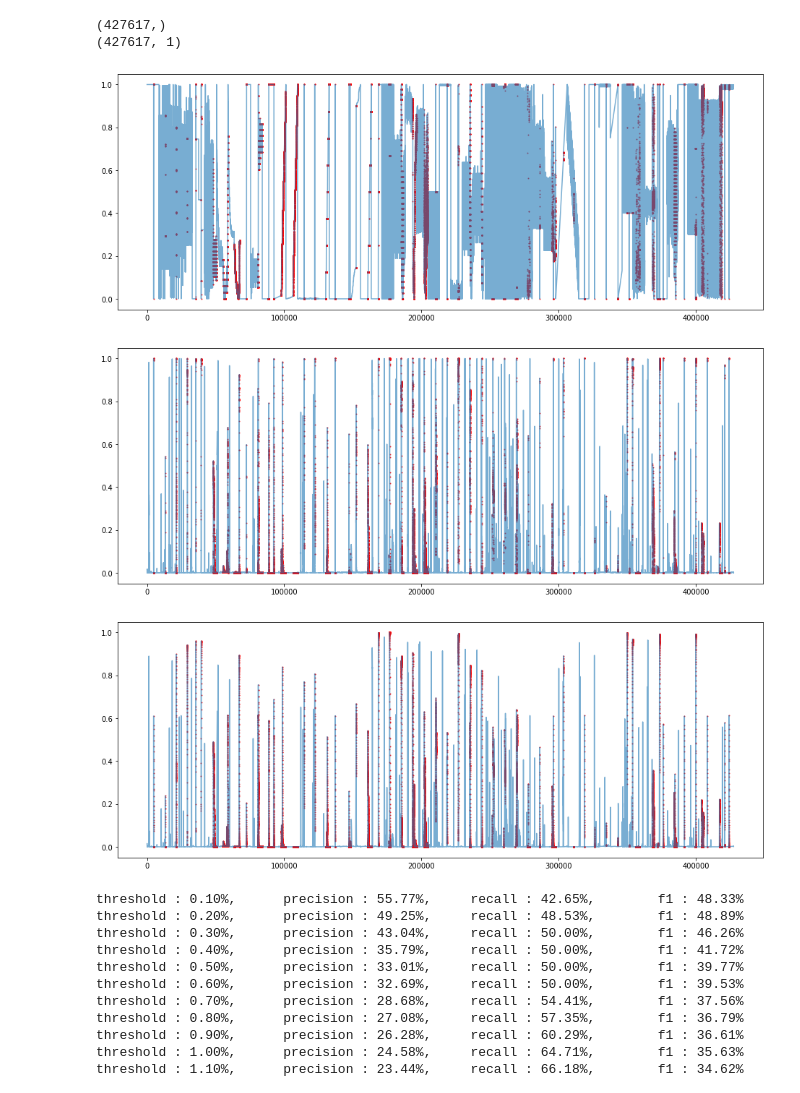
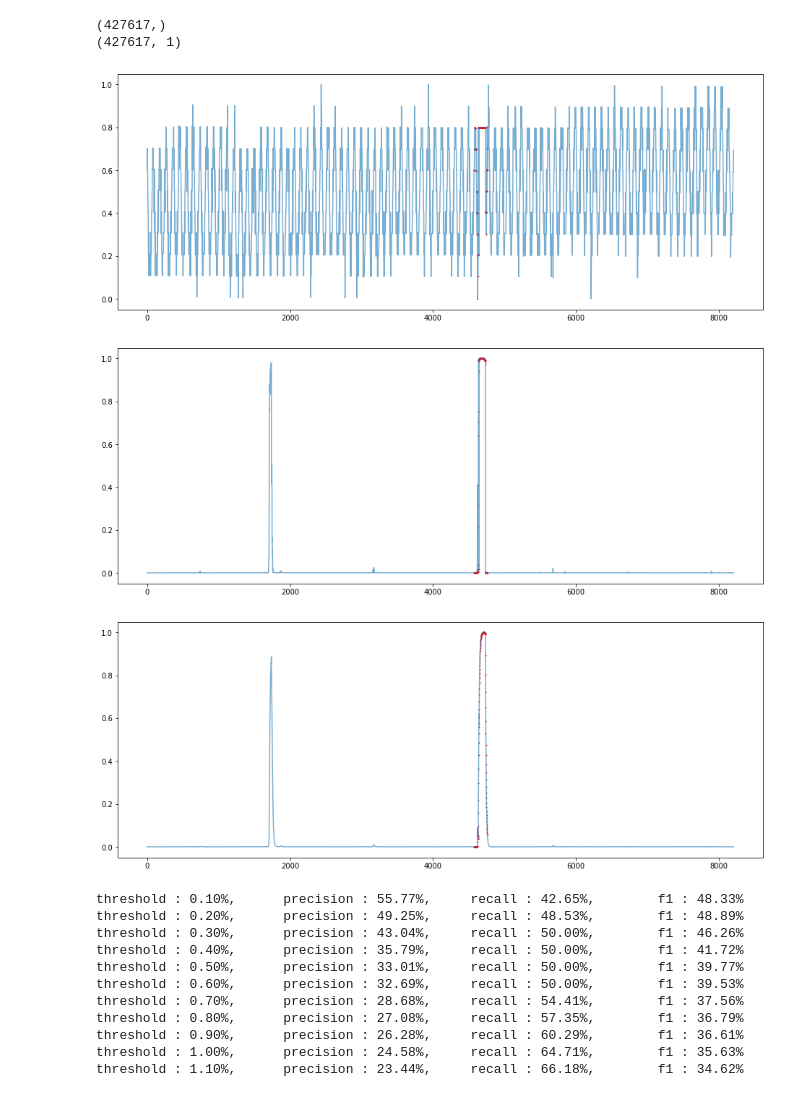
Before and after one commit to Jhryu30/AnomalyBERT, a Jupyter notebook: evaluate.ipynb, the cells around one changed output. Cells and saved outputs as stored; diff of their text form; code cells hidden in the pictures.

```diff
--- a/evaluate.ipynb
+++ b/evaluate.ipynb
@@ -17,8 +17,8 @@ test_label = np.load(config.TEST_LABEL[dataset])
 with open('data/'+dataset+'_test_channel.json', 'r') as f:
     test_divisions = json.load(f)
 # %%
-output_values = np.load('logs/221203154202/state_dict_results.npy')
-# output_values = np.load('logs/221203154202/state_dict_step_90000_results.npy')
+# output_values = np.load('logs/221222044254_SMAP/state_dict_results.npy')
+output_values = np.load('logs/221222044254_SMAP/state/state_dict_step_130000_results.npy')
 # %%
 print(test_label.shape)
 print(output_values.shape)
@@ -35,35 +35,35 @@ def ewma(series, weighting_factor=0.9):
 # %%
 smoothed_values = ewma(output_values[:, 0], 0.9)
 # %%
-index = (0, 427617)# test_divisions[5]  # (30000, 40000)
+index = test_divisions[2]  # (30000, 40000)
 label = test_label[index[0]:index[1]]
 
 plt.figure(figsize=(16, 6))
 plt.plot(test_data[index[0]:index[1], 0], alpha=0.6)
 plt.scatter(np.arange(index[1]-index[0])[label], test_data[index[0]:index[1]][label, 0],
             c='r', s=1, alpha=0.8)
 plt.show()
 
 # for i in range(25):
 #     plt.figure(figsize=(16, 2))
 #     plt.plot(test_data[index[0]:index[1], i], alpha=0.6)
 #     plt.show()
 
 plt.figure(figsize=(16, 6))
 plt.plot(output_values[index[0]:index[1], 0], alpha=0.6)
 plt.scatter(np.arange(index[1]-index[0])[label], output_values[index[0]:index[1]][label, 0],
             c='r', s=1, alpha=0.8)
 plt.show()
 
 plt.figure(figsize=(16, 6))
 plt.plot(smoothed_values[index[0]:index[1]], alpha=0.6)
 plt.scatter(np.arange(index[1]-index[0])[label], smoothed_values[index[0]:index[1]][label],
             c='r', s=1, alpha=0.8)
 plt.show()
 # %% [output]
-[figure, old version]
+[figure, new version]
-[figure, old version]
+[figure, new version]
-[figure, old version]
+[figure, new version]
 # %%
 # Simple evaluation function
 def evaluate(gt, pred, rates):
```
Also changed, not shown: parts of 9 cells of this notebook, 4 other files.
